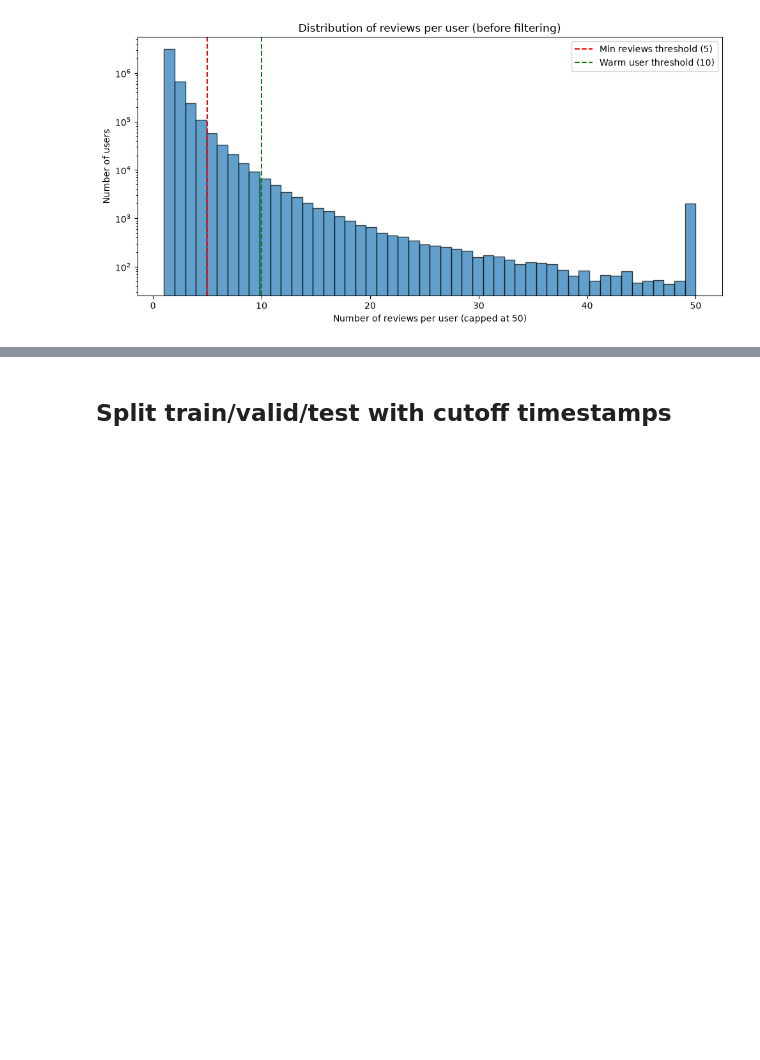
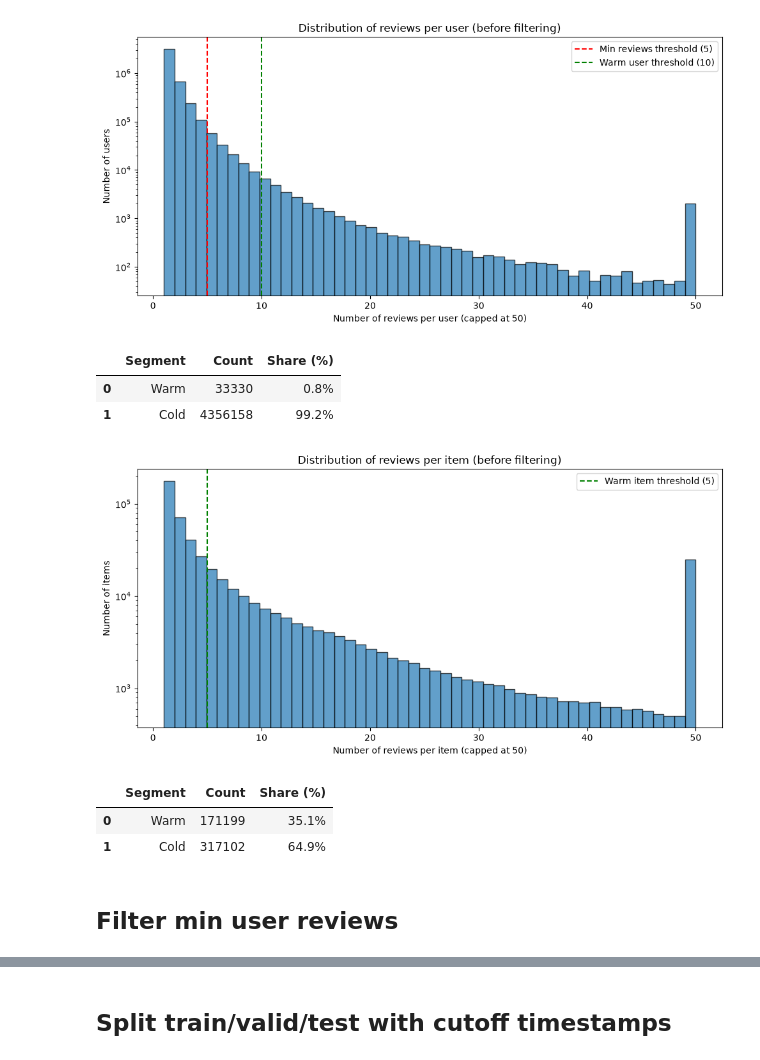
Before and after one commit to nginyc/amazon-beauty-product-recommender, a Jupyter notebook: eda/eda_beauty.ipynb, the cells around one changed output, grey strips where cells are left out. Drawn from its saved outputs; the diff is of its cells as text; code cells hidden in the pictures; blank space fills up the shorter version.

Commit message:
split and analyze by warm vs. cold items too

```diff
--- a/eda/eda_beauty.ipynb
+++ b/eda/eda_beauty.ipynb
@@ -20,9 +20,10 @@ MIN_RATING: int | None = None
 TRAIN_END_CUTOFF_DATE: str = "2022-08-01"
 VALID_END_CUTOFF_DATE: str = "2022-10-01"
 
-# User review count thresholds
+# User and item thresholds
 USER_MIN_REVIEWS: int = 5
 WARM_USER_MIN_REVIEWS: int = 10
+WARM_ITEM_MIN_REVIEWS: int = 5
 # %% [markdown]
 ## Common utils
 # %%
@@ -133,6 +134,55 @@ plt.tight_layout()
 plt.show()
 # %% [output]
 [figure]
+# %%
+user_counts_total = df_reviews.groupby("user_id").size().reset_index(name="num_reviews")
+warm_user_ids_full = set(user_counts_total[user_counts_total["num_reviews"] >= WARM_USER_MIN_REVIEWS]["user_id"])
+cold_user_ids_full = set(user_counts_total[user_counts_total["num_reviews"] < WARM_USER_MIN_REVIEWS]["user_id"])
+total = len(warm_user_ids_full) + len(cold_user_ids_full)
+df_user_table = pd.DataFrame({
+    "Segment": ["Warm", "Cold"],
+    "Count": [len(warm_user_ids_full), len(cold_user_ids_full)],
+    "Share (%)": [f"{len(warm_user_ids_full)/total*100:.1f}%", f"{len(cold_user_ids_full)/total*100:.1f}%"],
+})
+display(df_user_table)
+# %% [output]
+|  | Segment | Count | Share (%) |
+| 0 | Warm | 33330 | 0.8% |
+| 1 | Cold | 4356158 | 99.2% |
+# %%
+# Analyze distribution of reviews per item before filtering
+item_counts = df_reviews.groupby("parent_asin").size()
+fig, ax = plt.subplots(figsize=(10, 5))
+ax.hist(item_counts.clip(upper=50), bins=50, edgecolor="black", alpha=0.7)
+ax.axvline(WARM_ITEM_MIN_REVIEWS, color="green", linestyle="--",
+           label=f"Warm item threshold ({WARM_ITEM_MIN_REVIEWS})")
+ax.set_xlabel("Number of reviews per item (capped at 50)")
+ax.set_ylabel("Number of items")
+ax.set_yscale("log")
+ax.set_title("Distribution of reviews per item (before filtering)")
+ax.legend()
+plt.tight_layout()
+plt.show()
+# %% [output]
+[figure, added]
+# %%
+## Classify warm vs. cold items
+item_counts_total = df_reviews.groupby("parent_asin").size().reset_index(name="num_reviews")
+warm_item_ids_full = set(item_counts_total[item_counts_total["num_reviews"] >= WARM_ITEM_MIN_REVIEWS]["parent_asin"])
+cold_item_ids_full = set(item_counts_total[item_counts_total["num_reviews"] < WARM_ITEM_MIN_REVIEWS]["parent_asin"])
+total = len(warm_item_ids_full) + len(cold_item_ids_full)
+df_item_table = pd.DataFrame({
+    "Segment": ["Warm", "Cold"],
+    "Count": [len(warm_item_ids_full), len(cold_item_ids_full)],
+    "Share (%)": [f"{len(warm_item_ids_full)/total*100:.1f}%", f"{len(cold_item_ids_full)/total*100:.1f}%"],
+})
+display(df_item_table)
+# %% [output]
+|  | Segment | Count | Share (%) |
+| 0 | Warm | 171199 | 35.1% |
+| 1 | Cold | 317102 | 64.9% |
+# %% [markdown]
+## Filter min user reviews
 # %%
 before_users = df_reviews["user_id"].nunique()
 before_reviews = len(df_reviews)
```
Also changed, not shown: parts of 9 cells of this notebook, 7 other files.
